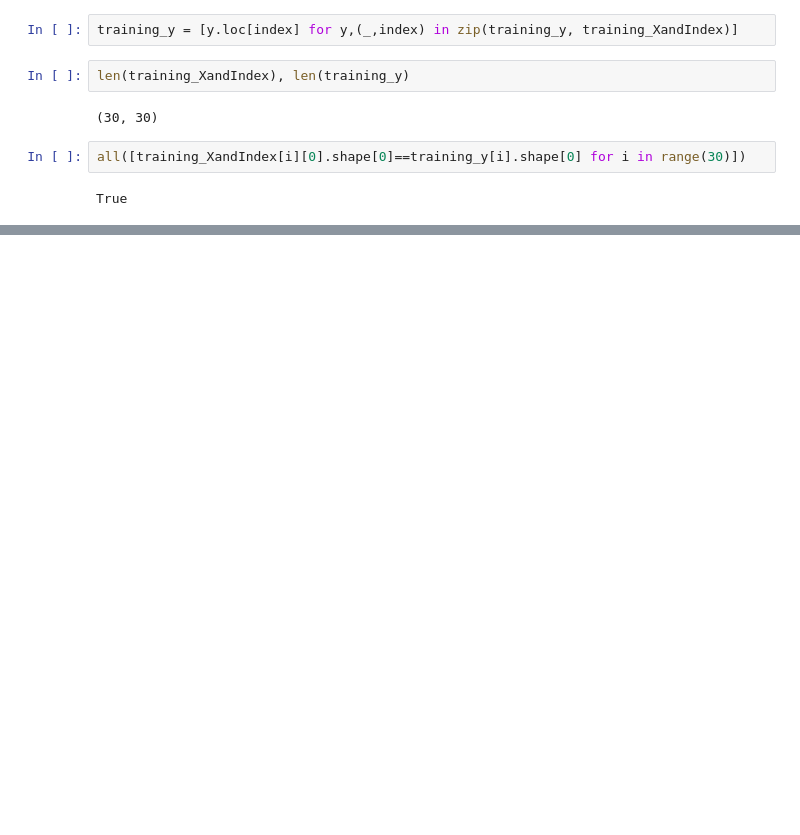
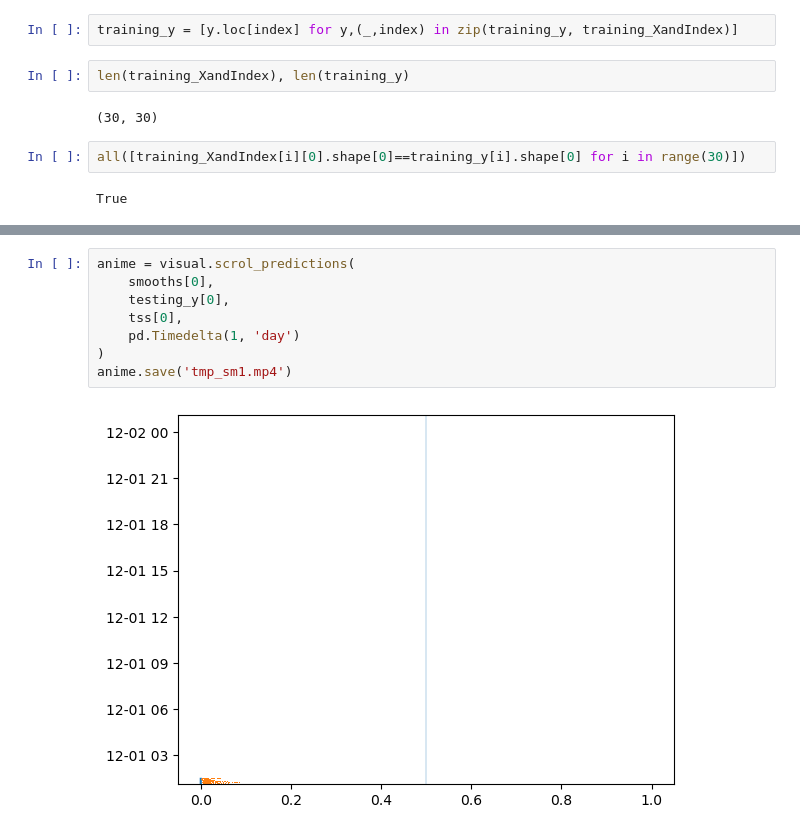
Before and after one commit to RK22000/ML-Maniacs, a Jupyter notebook: model1min.ipynb, the cells around one changed output, grey strips where cells are left out. Cells and saved outputs as stored; diff of their text form; blank space fills up the shorter version.

```diff
--- a/model1min.ipynb
+++ b/model1min.ipynb
@@ -95,0 +252,10 @@ False
+# %%
+anime = visual.scrol_predictions(
+    smooths[0],
+    testing_y[0],
+    tss[0],
+    pd.Timedelta(1, 'day')
+)
+anime.save('tmp_sm1.mp4')
+# %% [output]
+[figure, added]
```
Also changed, not shown: parts of 24 cells of this notebook, 8 other files.
